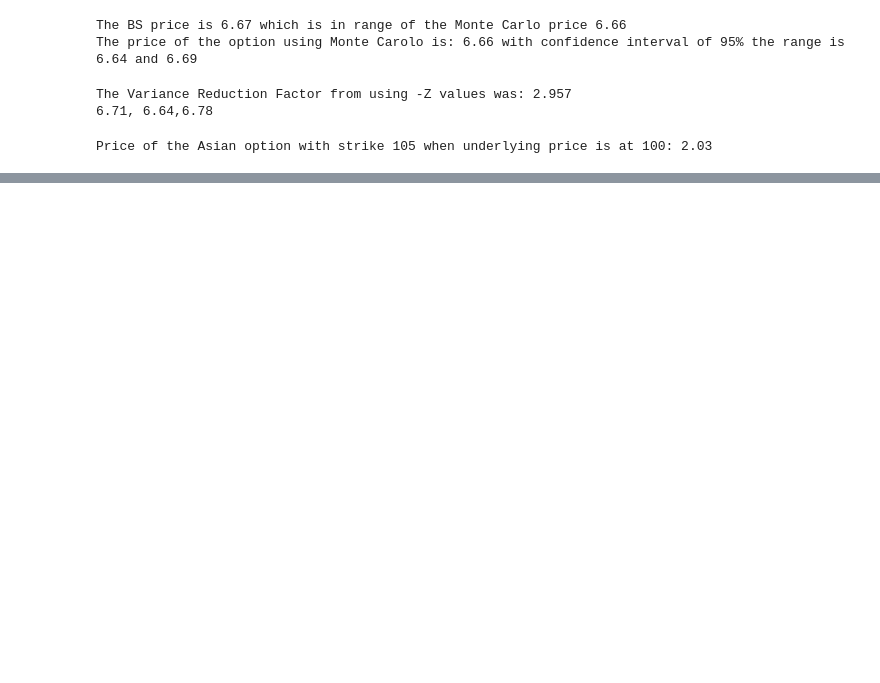
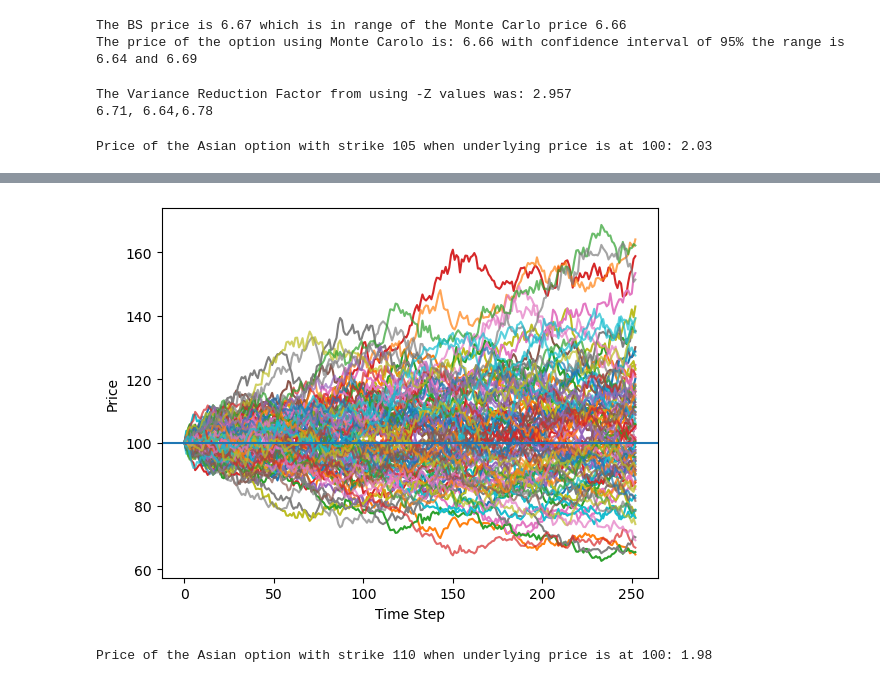
Before and after one commit to RitvikRajBhushan/Practice_Concepts, a Jupyter notebook: Option_Pricer_Comparison.ipynb, the cells around one changed output, grey strips where cells are left out. Saved outputs shown, nothing was run; the diff lists cells and outputs as text; code cells hidden in the pictures; blank space fills up the shorter version.

```diff
--- a/Option_Pricer_Comparison.ipynb
+++ b/Option_Pricer_Comparison.ipynb
@@ -139,0 +140,46 @@ Price of the Asian option with strike 105 when underlying price is at 100: 2.116
+# %%
+import numpy as np
+import matplotlib.pyplot as plt
+
+rng=np.random.default_rng(1237)
+
+def mc_asian_arith_call_vectorized_neg(S0,K,r,sigma,T,M,N):
+    Z1=rng.normal(0,1,(N,M))
+    Z2=-Z1
+    S_t1=np.zeros((N,M+1))
+    S_t2=np.zeros((N,M+1))
+    S_t1[:,0]=S0
+    S_t2[:,0]=S0
+    dT=T/M
+
+    drift=(r-(0.5*sigma**2))*dT
+    vol=sigma*np.sqrt(dT)
+    log_path1=drift+vol*Z1
+    log_path2=drift+vol*Z2
+    log_returns1=np.cumsum(log_path1,axis=1)
+    log_returns2=np.cumsum(log_path2,axis=1)
+    S_t1[:,1:]=S0*np.exp(log_returns1)
+    S_t2[:,1:]=S0*np.exp(log_returns2)
+
+    avg_price1=S_t1.mean(axis=1)
+    avg_price2=S_t2.mean(axis=1)
+    payoff1=np.maximum(avg_price1-K,0.0)
+    payoff2=np.maximum(avg_price2-K,0.0)
+    disc_payoff1=np.exp(-r*T) * payoff1
+    disc_payoff2=np.exp(-r*T) * payoff2
+    price=np.mean((disc_payoff1+disc_payoff2)/2)
+
+    plt.plot(S_t1[:50,].T,alpha=1)
+    plt.plot(S_t2[:50,].T,alpha=0.7)
+    plt.xlabel("Time Step")
+    plt.ylabel("Price")
+    plt.axhline(y=100)
+    plt.show()
+
+    return price
+
+price_asian=mc_asian_arith_call_vectorized_neg(100,110,.05,.20,1,252,100000)
+print(f"Price of the Asian option with strike 110 when underlying price is at 100: {price_asian :.2f}")
+# %% [output]
+[figure, added]
+Price of the Asian option with strike 110 when underlying price is at 100: 1.98
```
Also changed, not shown: parts of 1 cell of this notebook.
